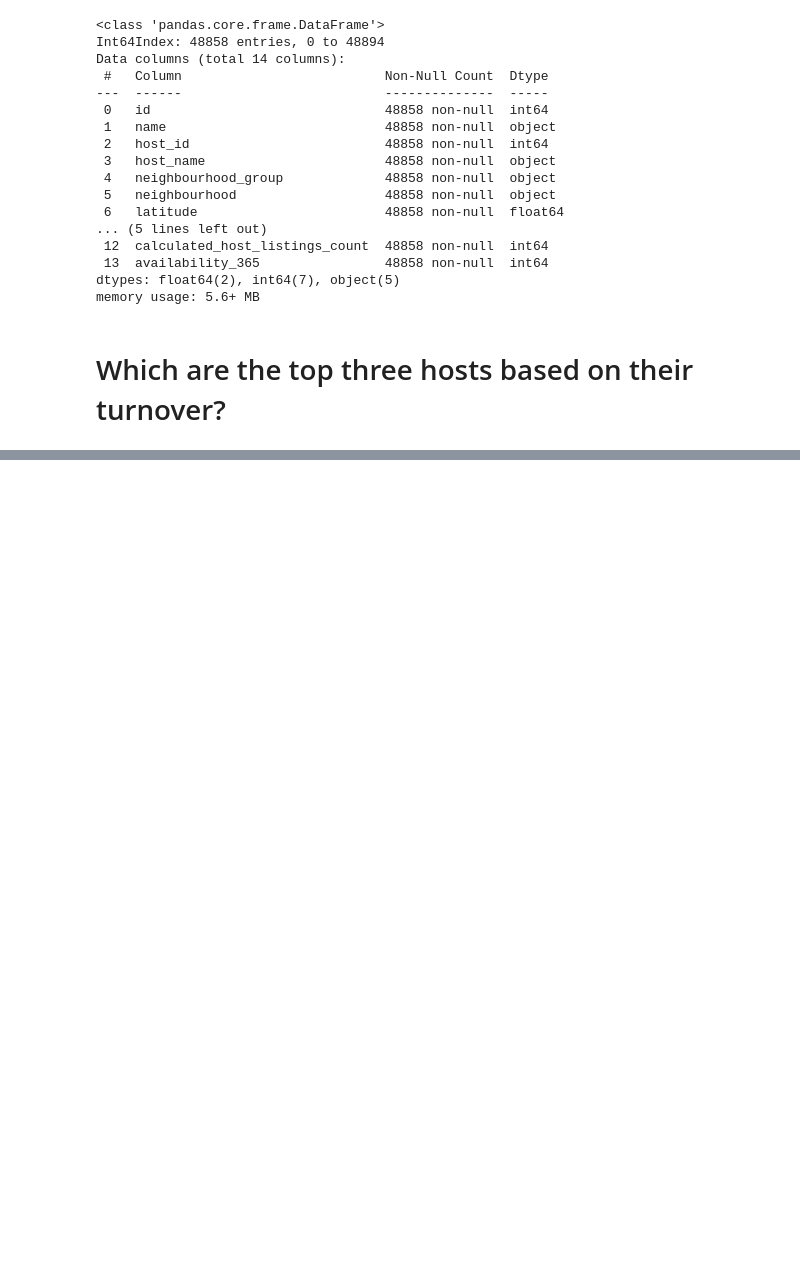
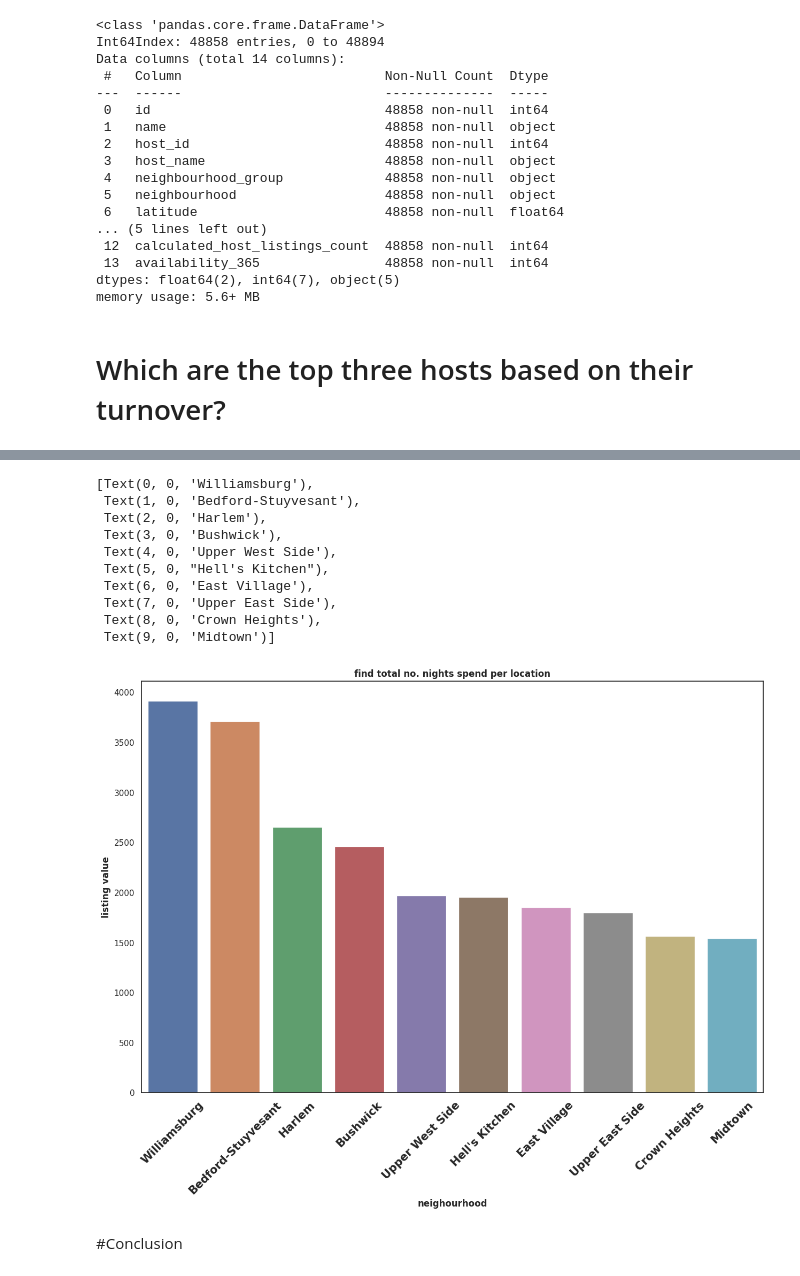
Before and after one commit to satendra-p/Airbnb_data-analysis, a Jupyter notebook: Team_Project_EDA_Capstone_ipynb.ipynb, the cells around one changed output, grey strips where cells are left out. Saved outputs shown, nothing was run; the diff lists cells and outputs as text; code cells hidden in the pictures; blank space fills up the shorter version.

```diff
--- a/Team_Project_EDA_Capstone_ipynb.ipynb
+++ b/Team_Project_EDA_Capstone_ipynb.ipynb
@@ -996,0 +1125,8 @@ new.head()
+# %%
+# find listing value of all neighourhood in dataset
+neighour=new['neighbourhood'].value_counts().sort_values(ascending=False).reset_index()
+#top ten neighourhood with listing value
+top_10=neighour[:10]
+top_10
+
+#m.rename(columns={'index': 'newName1', 'neighourhood': 'newName2'}, inplace=True)
@@ -996,0 +1145,7 @@ new.head()
+# %%
+#make copy of top_10
+final_10=top_10.copy()
+#rename that dataframe
+final_10.rename(columns={'index':'neighourhood','neighbourhood':'listing_value' },inplace=True)
+
+final_10
@@ -996,0 +1164,27 @@ new.head()
+# %%
+# data visualizing with barplot
+sns.set(rc={'figure.figsize':(15,10)})
+sns.set_style('white')
+#Plotting the Chart
+abc= sns.barplot(x='neighourhood', y='listing_value',data = final_10)
+abc.set_title('find total no. nights spend per location', weight='bold')
+# Naming X & Y axis
+abc.set_ylabel('listing value', weight='bold')
+abc.set_xlabel('neighourhood', weight='bold')
+#Adjusting Bar labels
+
+abc.set_xticklabels(abc.get_xticklabels(),weight='bold',rotation = 45,size='15')
+# %% [output]
+[Text(0, 0, 'Williamsburg'),
+ Text(1, 0, 'Bedford-Stuyvesant'),
+ Text(2, 0, 'Harlem'),
+ Text(3, 0, 'Bushwick'),
+ Text(4, 0, 'Upper West Side'),
+ Text(5, 0, "Hell's Kitchen"),
+ Text(6, 0, 'East Village'),
+ Text(7, 0, 'Upper East Side'),
+ Text(8, 0, 'Crown Heights'),
+ Text(9, 0, 'Midtown')]
+[figure, added]
+# %% [markdown]
+#Conclusion
```
Also changed, not shown: parts of 26 cells of this notebook.
